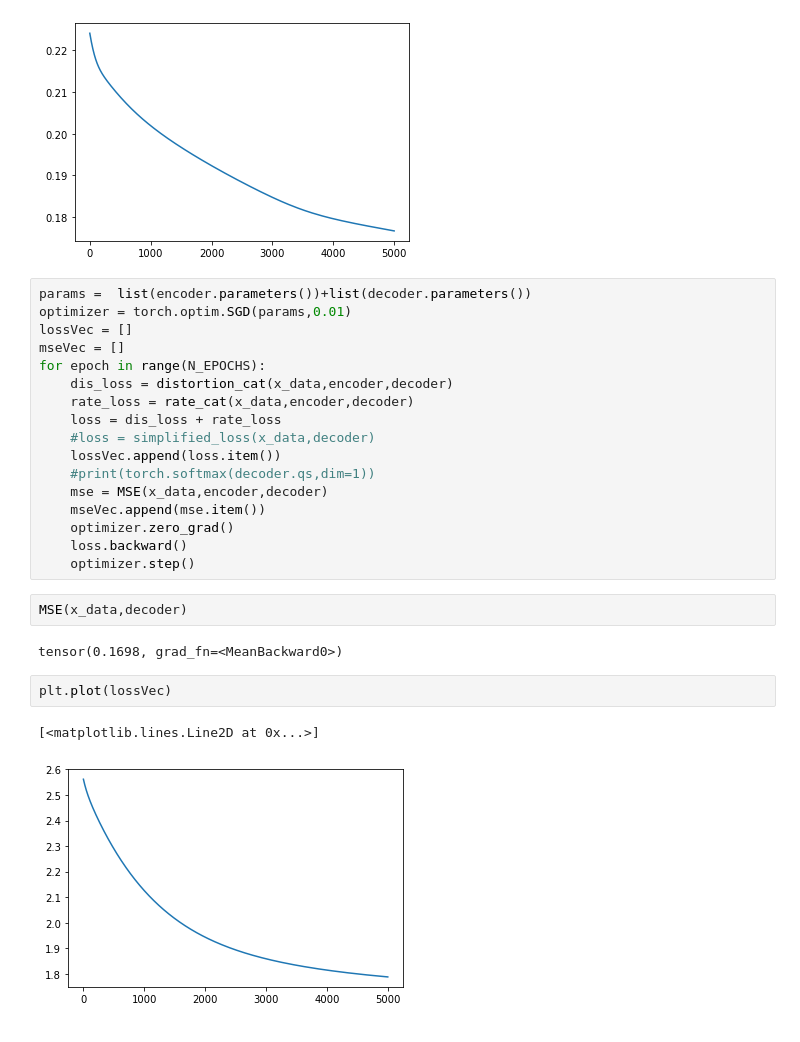
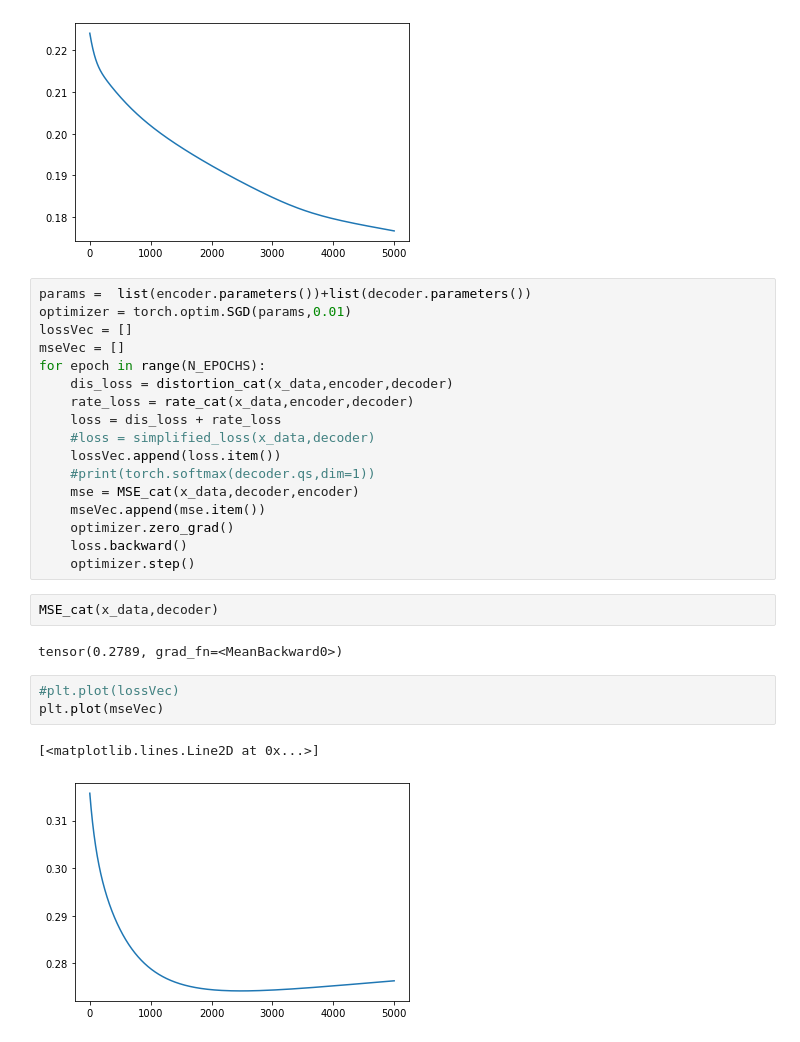
Before and after one commit to simonebmalerba/neural_VAE, a Jupyter notebook: Analysis.ipynb, the cells around one changed output. Cells and saved outputs as stored; diff of their text form.

```diff
--- a/Analysis.ipynb
+++ b/Analysis.ipynb
@@ -61,17 +63,18 @@ for epoch in range(N_EPOCHS):
     #loss = simplified_loss(x_data,decoder)
     lossVec.append(loss.item())
     #print(torch.softmax(decoder.qs,dim=1))
-    mse = MSE(x_data,encoder,decoder)
+    mse = MSE_cat(x_data,decoder,encoder)
     mseVec.append(mse.item())
     optimizer.zero_grad()
     loss.backward()
     optimizer.step()
 # %%
-MSE(x_data,decoder)
+MSE_cat(x_data,decoder)
 # %% [output]
-tensor(0.1698, grad_fn=<MeanBackward0>)
+tensor(0.2789, grad_fn=<MeanBackward0>)
-# %%
-plt.plot(lossVec)
-# %% [output]
-[<matplotlib.lines.Line2D at 0x...>]
-[figure, removed]
+# %%
+#plt.plot(lossVec)
+plt.plot(mseVec)
+# %% [output]
+[<matplotlib.lines.Line2D at 0x...>]
+[figure, added]
```
Also changed, not shown: parts of 2 cells of this notebook.
